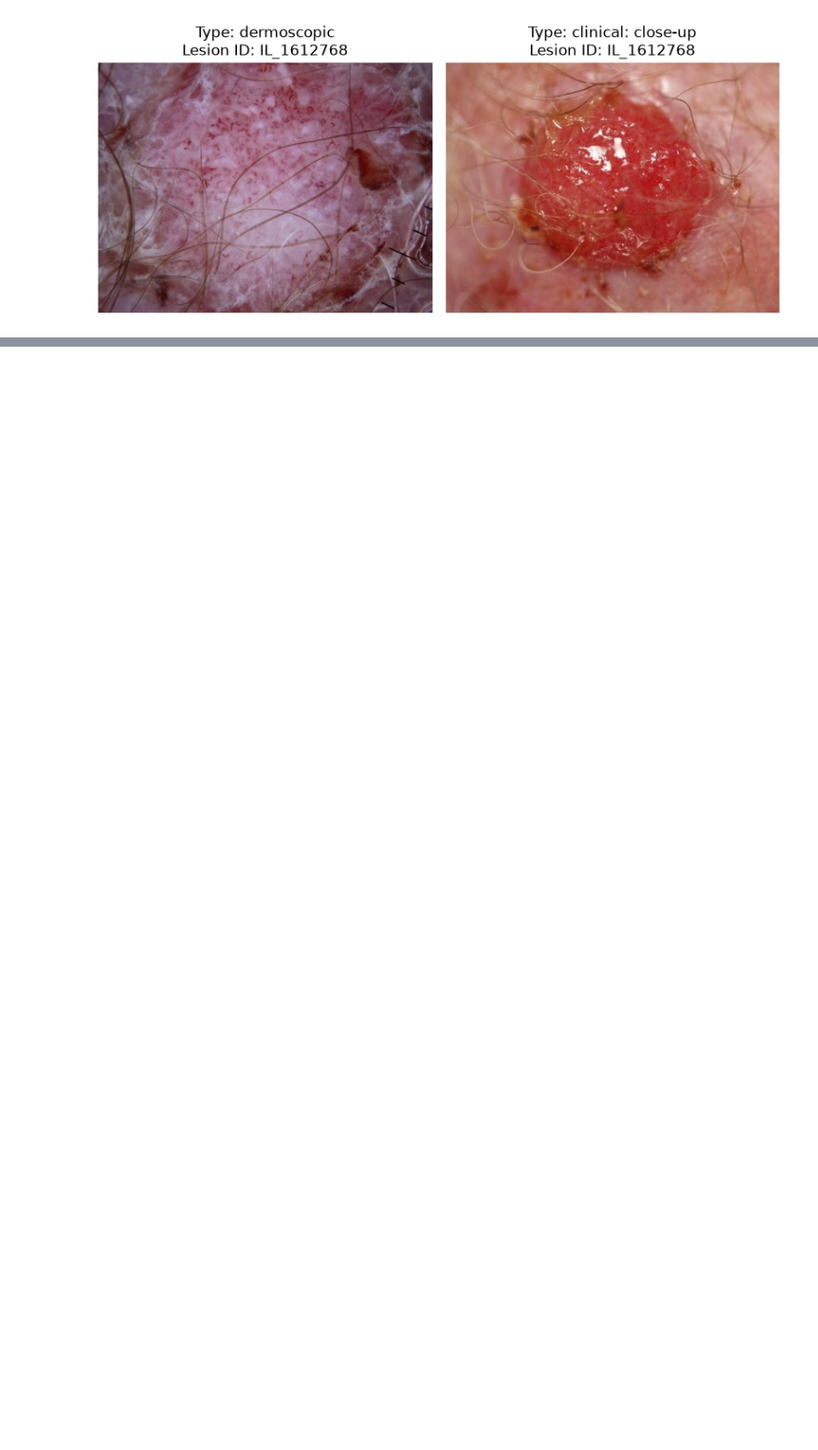
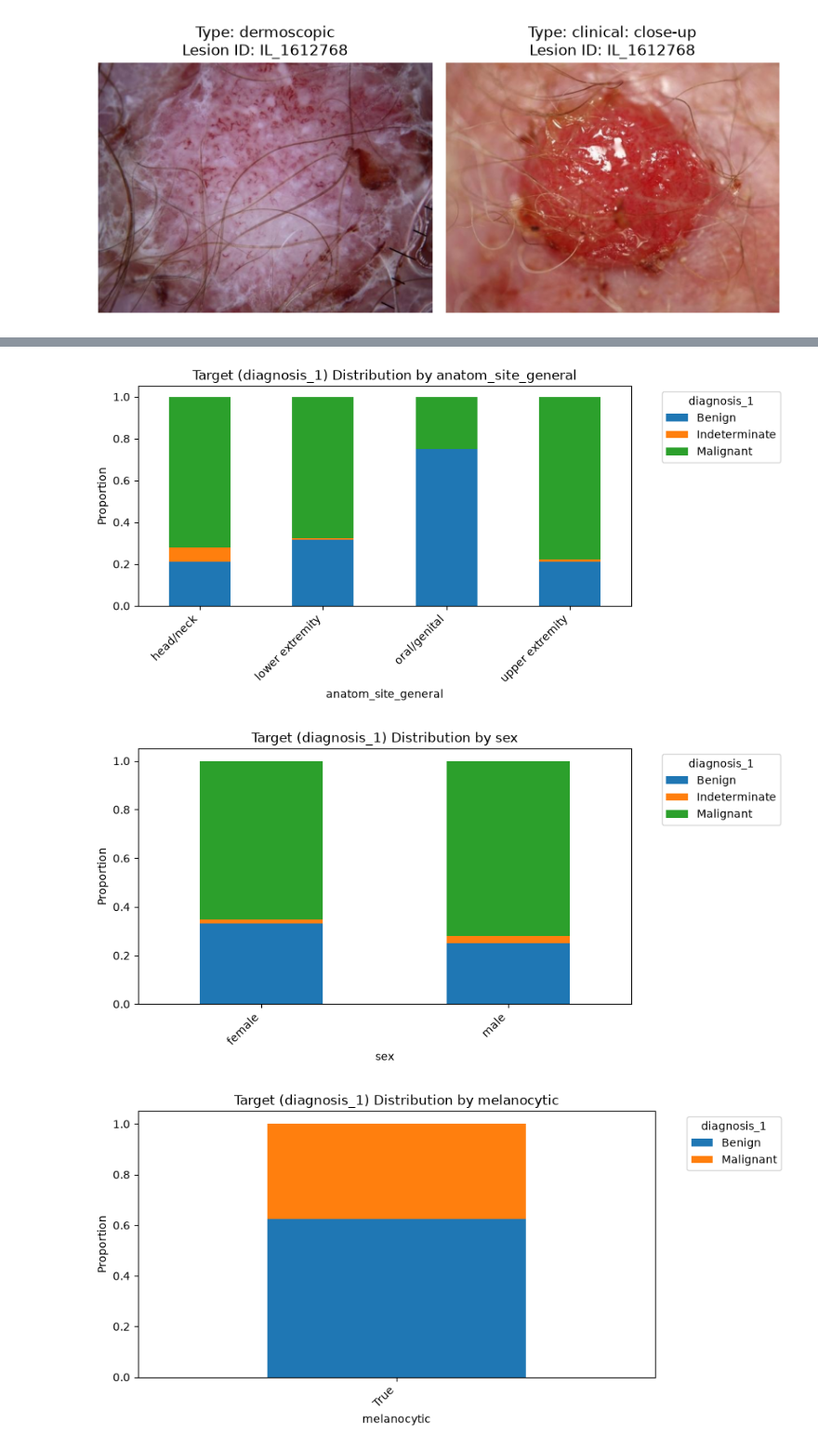
Before and after one commit to naiiiiiiiiiii/MILK10k-Lesion-Classification, a Jupyter notebook: notebooks/01_exploratory_data_analysis.ipynb, the cells around one changed output, grey strips where cells are left out. Shown at 93% size. Saved outputs shown, nothing was run; the diff lists cells and outputs as text; code cells hidden in the pictures; blank space fills up the shorter version.

```diff
--- a/notebooks/01_exploratory_data_analysis.ipynb
+++ b/notebooks/01_exploratory_data_analysis.ipynb
@@ -197,0 +200,12 @@ Color Channels: {3} | Pixel Value Range: [0, 255] (uint8 verified)
+# %%
+import pandas as pd
+
+df = pd.read_csv('../data/milk10k/metadata.csv')
+feature_cols = [c for c in df.columns if c not in ['image_id', 'target', 'dx']]
+
+metadata_summary = pd.DataFrame({
+    'data_type': df[feature_cols].dtypes,
+    'missing_count': df[feature_cols].isnull().sum(),
+    'missing_percent': (df[feature_cols].isnull().sum() / len(df)) * 100
+})
+print(metadata_summary)
@@ -197,0 +231,32 @@ Color Channels: {3} | Pixel Value Range: [0, 255] (uint8 verified)
+# %%
+import pandas as pd
+import matplotlib.pyplot as plt
+
+target_col = 'diagnosis_1' # Primary target diagnosis label
+
+# Select relevant categorical columns
+categorical_cols = [
+    'anatom_site_general',
+    'sex',
+    'melanocytic',
+    'diagnosis_confirm_type',
+    'image_type'
+]
+
+for col in categorical_cols:
+    if col in df.columns:
+        # Cross-tabulation normalized by category row
+        ct = pd.crosstab(df[col], df[target_col], normalize='index')
+
+        ax = ct.plot(kind='bar', stacked=True, figsize=(9, 4.5))
+        plt.title(f'Target ({target_col}) Distribution by {col}')
+        plt.ylabel('Proportion')
+        plt.xlabel(col)
+        plt.legend(title=target_col, bbox_to_anchor=(1.05, 1), loc='upper left')
+        plt.xticks(rotation=45, ha='right')
+        plt.tight_layout()
+        plt.show()
+# %% [output]
+[figure, added]
+[figure, added]
+[figure, added]
```
Also changed, not shown: parts of 18 cells of this notebook, 23 other files.
